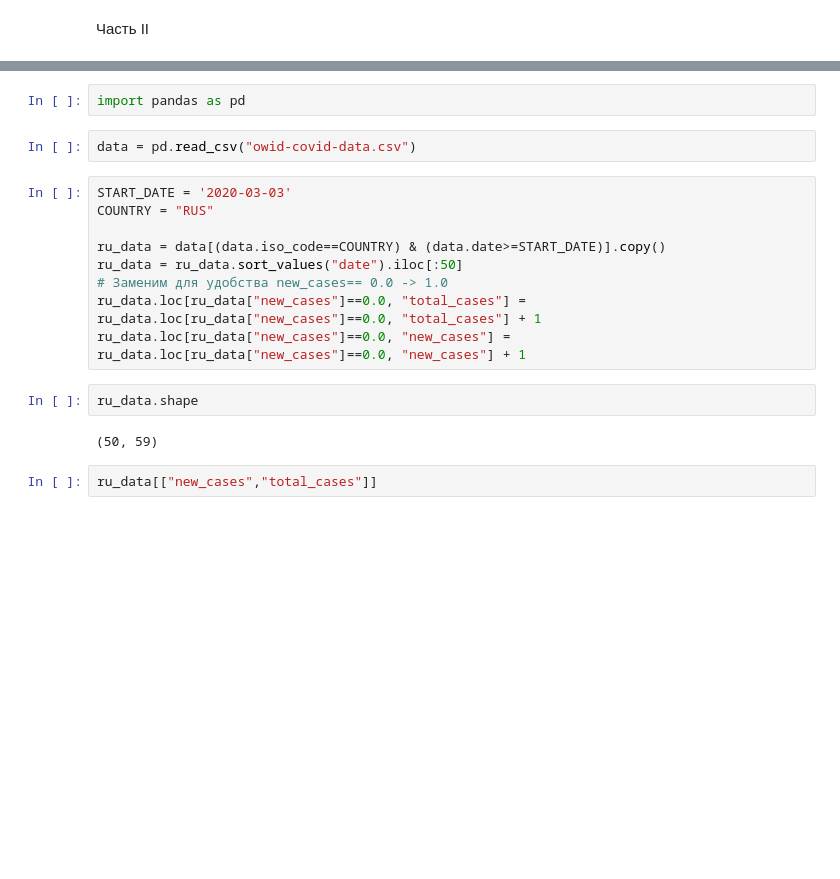
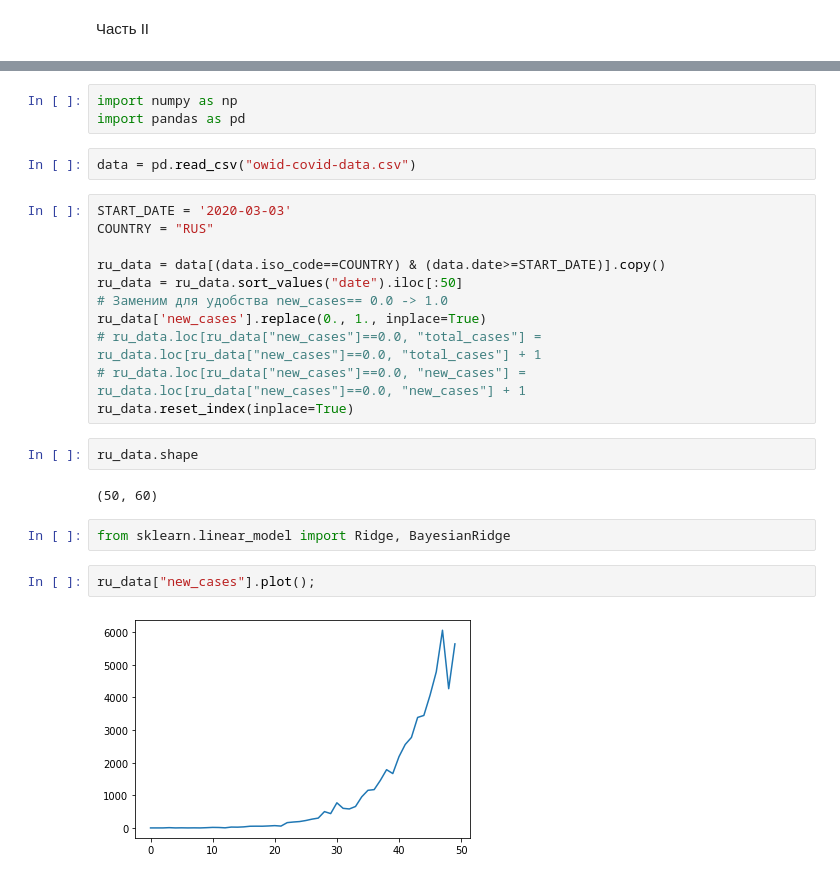
Before and after one commit to mzav/made2020, a Jupyter notebook: 2_ml_HW1.ipynb, the cells around one changed output, grey strips where cells are left out. Drawn from its saved outputs; the diff is of its cells as text; blank space fills up the shorter version.

```diff
--- a/2_ml_HW1.ipynb
+++ b/2_ml_HW1.ipynb
@@ -76,4 +78,5 @@ plt.show()
 # %%
+import numpy as np
 import pandas as pd
 # %%
 data = pd.read_csv("owid-covid-data.csv")
@@ -84,11 +87,17 @@ COUNTRY = "RUS"
 ru_data = data[(data.iso_code==COUNTRY) & (data.date>=START_DATE)].copy()
 ru_data = ru_data.sort_values("date").iloc[:50]
 # Заменим для удобства new_cases== 0.0 -> 1.0
-ru_data.loc[ru_data["new_cases"]==0.0, "total_cases"] = ru_data.loc[ru_data["new_cases"]==0.0, "total_cases"] + 1
-ru_data.loc[ru_data["new_cases"]==0.0, "new_cases"] = ru_data.loc[ru_data["new_cases"]==0.0, "new_cases"] + 1
+ru_data['new_cases'].replace(0., 1., inplace=True)
+# ru_data.loc[ru_data["new_cases"]==0.0, "total_cases"] = ru_data.loc[ru_data["new_cases"]==0.0, "total_cases"] + 1
+# ru_data.loc[ru_data["new_cases"]==0.0, "new_cases"] = ru_data.loc[ru_data["new_cases"]==0.0, "new_cases"] + 1
+ru_data.reset_index(inplace=True)
 # %%
 ru_data.shape
 # %% [output]
-(50, 59)
+(50, 60)
+# %%
+from sklearn.linear_model import Ridge, BayesianRidge
 # %%
-ru_data[["new_cases","total_cases"]]
+ru_data["new_cases"].plot();
+# %% [output]
+[figure, added]
```
Also changed, not shown: parts of 17 cells of this notebook.
